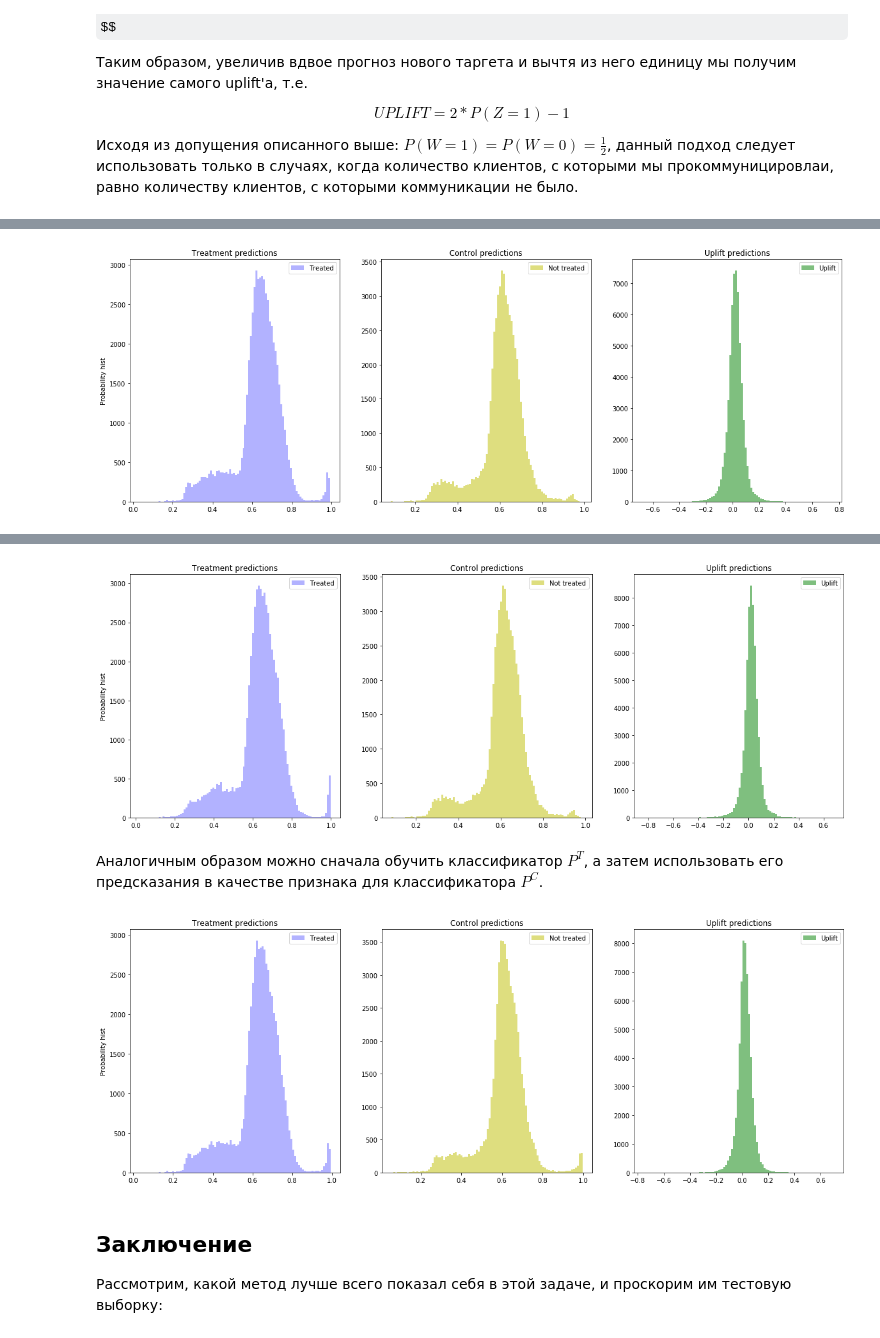
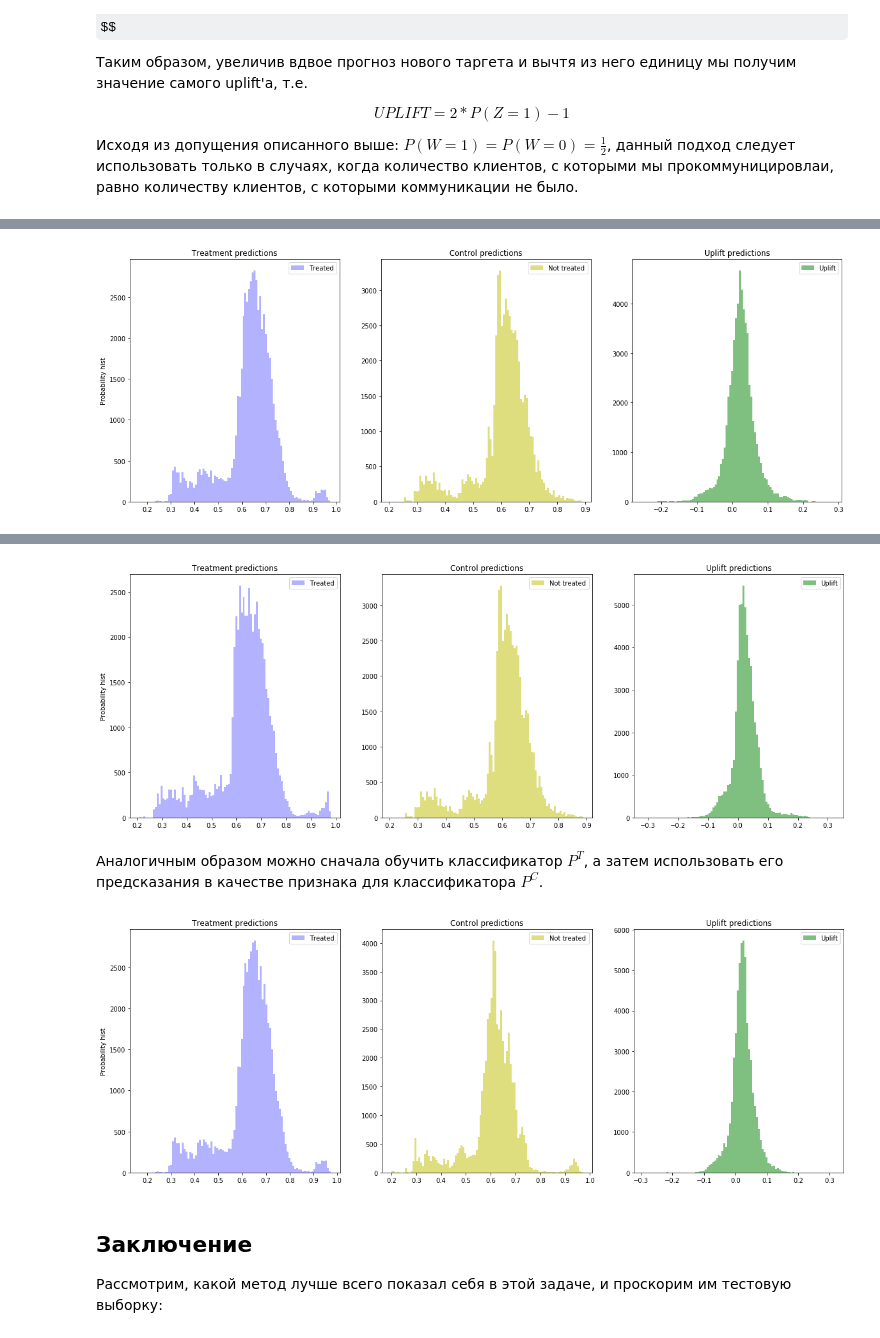
Before and after one commit to maks-sh/scikit-uplift, a Jupyter notebook: notebooks/RetailHero.ipynb, the cells around one changed output, grey strips where cells are left out. Cells and saved outputs as stored; diff of their text form; code cells hidden in the pictures; some formulas as TeX source.

```diff
--- a/notebooks/RetailHero.ipynb
+++ b/notebooks/RetailHero.ipynb
@@ -80,6 +80,7 @@ $$ uplift = P^T - P^C = P(Y = 1 | W = 1) - P(Y = 1 | W = 0)$$
 
 import pandas as pd; pd.set_option('display.max_columns', None)
 from sklearn.model_selection import train_test_split
+
 
 # Чтение данных
 df_clients = pd.read_csv('./RetailHero-data/clients.csv', index_col='client_id')
@@ -88,9 +89,14 @@ df_test = pd.read_csv('./RetailHero-data/uplift_test.csv', index_col='client_id'
 
 # Извлечение признаков
 df_features = df_clients.copy()
-df_features['first_issue_time'] = pd.to_datetime(df_features['first_issue_date']).astype(int) / 10 ** 9
-df_features['first_redeem_time'] = pd.to_datetime(df_features['first_redeem_date']).astype(int) / 10 ** 9
-df_features['issue_redeem_delay'] = df_features['first_redeem_time'] - df_features['first_issue_time']
+df_features['first_issue_time'] = \
+    (pd.to_datetime(df_features['first_issue_date'])
+     - pd.Timestamp('1970-01-01')) // pd.Timedelta('1s')
+df_features['first_redeem_time'] = \
+    (pd.to_datetime(df_features['first_redeem_date'])
+     - pd.Timestamp('1970-01-01')) // pd.Timedelta('1s')
+df_features['issue_redeem_delay'] = df_features['first_redeem_time'] \
+    - df_features['first_issue_time']
 df_features = df_features.drop(['first_issue_date', 'first_redeem_date'], axis=1)
 
 indices_train = df_train.index
@@ -132,7 +138,7 @@ models_results = {
 </p>
 # %%
 # Инструкция по установке пакета: https://github.com/maks-sh/scikit-uplift
-# Инстркция на документацию: https://scikit-uplift.readthedocs.io/en/latest/
+# Ссылка на документацию: https://scikit-uplift.readthedocs.io/en/latest/
 from sklift.metrics import uplift_at_k
 from sklift.viz import plot_uplift_preds
 from sklift.models import SoloModel
@@ -142,7 +148,8 @@ from sklift.models import SoloModel
 # Для примера воспользуемся catboost
 from catboost import CatBoostClassifier
 
-sm = SoloModel(CatBoostClassifier(thread_count=2, random_state=42, silent=True))
+
+sm = SoloModel(CatBoostClassifier(iterations=20, thread_count=2, random_state=42, silent=True))
 sm = sm.fit(X_train, y_train, treat_train, estimator_fit_params={'cat_features': cat_features})
 
 uplift_sm = sm.predict(X_val)
@@ -241,7 +248,8 @@ $$
 # %%
 from sklift.models import ClassTransformation
 
-ct = ClassTransformation(CatBoostClassifier(thread_count=2, silent=True, random_state=43))
+
+ct = ClassTransformation(CatBoostClassifier(iterations=20, thread_count=2, random_state=42, silent=True))
 ct = ct.fit(X_train, y_train, treat_train, estimator_fit_params={'cat_features': cat_features})
 
 uplift_ct = ct.predict(X_val)
@@ -265,9 +273,10 @@ models_results['uplift@30%'].append(ct_score)
 # %%
 from sklift.models import TwoModels
 
+
 tm = TwoModels(
-    estimator_trmnt=CatBoostClassifier(silent=True, thread_count=2, random_state=42),
-    estimator_ctrl=CatBoostClassifier(silent=True, thread_count=2, random_state=42),
+    estimator_trmnt=CatBoostClassifier(iterations=20, thread_count=2, random_state=42, silent=True),
+    estimator_ctrl=CatBoostClassifier(iterations=20, thread_count=2, random_state=42, silent=True),
     method='vanilla'
 )
 tm = tm.fit(
@@ -285,7 +294,7 @@ models_results['uplift@30%'].append(tm_score)
 
 plot_uplift_preds(trmnt_preds=tm.trmnt_preds_, ctrl_preds=tm.ctrl_preds_);
 # %% [output]
-[figure, old version]
+[figure, new version]
 # %% [markdown]
 ### 2.2 Две зависимые модели
 
@@ -312,32 +321,32 @@ $$
 </p>
 # %%
 tm_ctrl = TwoModels(
-    estimator_trmnt=CatBoostClassifier(silent=True, thread_count=2, random_state=42),
-    estimator_ctrl=CatBoostClassifier(silent=True, thread_count=2, random_state=42),
+    estimator_trmnt=CatBoostClassifier(iterations=20, thread_count=2, random_state=42, silent=True),
+    estimator_ctrl=CatBoostClassifier(iterations=20, thread_count=2, random_state=42, silent=True),
     method='ddr_control'
 )
 tm_ctrl = tm_ctrl.fit(
     X_train, y_train, treat_train,
     estimator_trmnt_fit_params={'cat_features': cat_features},
     estimator_ctrl_fit_params={'cat_features': cat_features}
 )
 
 uplift_tm_ctrl = tm_ctrl.predict(X_val)
 
 tm_ctrl_score = uplift_at_k(y_true=y_val, uplift=uplift_tm_ctrl, treatment=treat_val, k=0.3)
 
 models_results['approach'].append('TwoModels_ddr_control')
 models_results['uplift@30%'].append(tm_ctrl_score)
 
 plot_uplift_preds(trmnt_preds=tm_ctrl.trmnt_preds_, ctrl_preds=tm_ctrl.ctrl_preds_);
 # %% [output]
-[figure, old version]
+[figure, new version]
 # %% [markdown]
 Аналогичным образом можно сначала обучить классификатор $P^T$, а затем использовать его предсказания в качестве признака для классификатора $P^C$.
 # %%
 tm_trmnt = TwoModels(
-    estimator_trmnt=CatBoostClassifier(silent=True, thread_count=2, random_state=42),
-    estimator_ctrl=CatBoostClassifier(silent=True, thread_count=2, random_state=42),
+    estimator_trmnt=CatBoostClassifier(iterations=20, thread_count=2, random_state=42, silent=True),
+    estimator_ctrl=CatBoostClassifier(iterations=20, thread_count=2, random_state=42, silent=True),
     method='ddr_treatment'
 )
 tm_trmnt = tm_trmnt.fit(
@@ -355,7 +364,7 @@ models_results['uplift@30%'].append(tm_trmnt_score)
 
 plot_uplift_preds(trmnt_preds=tm_trmnt.trmnt_preds_, ctrl_preds=tm_trmnt.ctrl_preds_);
 # %% [output]
-[figure, old version]
+[figure, new version]
 # %% [markdown]
 ## Заключение
 
```
Also changed, not shown: parts of 5 cells of this notebook, 1 other file.
